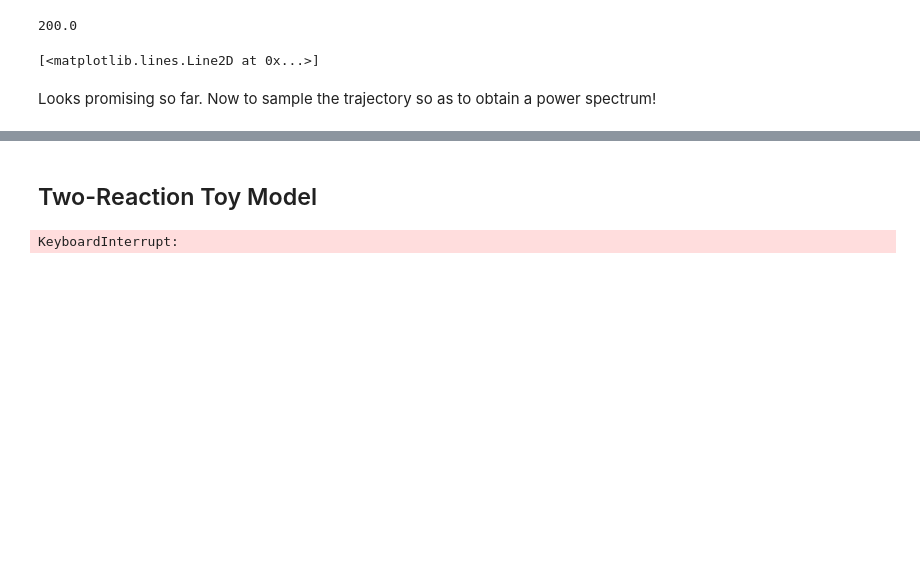
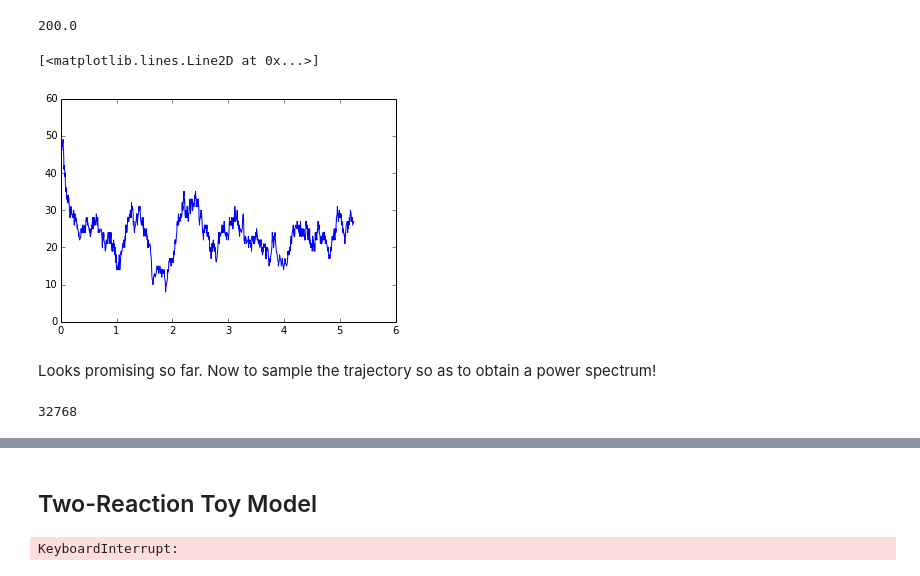
Before and after one commit to max-veit/wessa-delay, a Jupyter notebook: python/Testbed.ipynb, the cells around one changed output, grey strips where cells are left out. Cells and saved outputs as stored; diff of their text form; code cells hidden in the pictures; blank space fills up the shorter version.

```diff
--- a/python/Testbed.ipynb
+++ b/python/Testbed.ipynb
@@ -49,6 +53,7 @@ trj.time
 times = np.array(trj.history[0])
 states = np.array(trj.history[1])
 # %%
-plt.plot(times, states[:,0])
+plot(times[:1200], states[:1200,0])
 # %% [output]
 [<matplotlib.lines.Line2D at 0x...>]
+[figure, added]
@@ -57,2 +60,6 @@ plt.show()
 # %% [markdown]
 Looks promising so far. Now to sample the trajectory so as to obtain a power spectrum!
+# %%
+2**15
+# %% [output]
+32768
```
Also changed, not shown: parts of 22 cells of this notebook, 1 other file.
